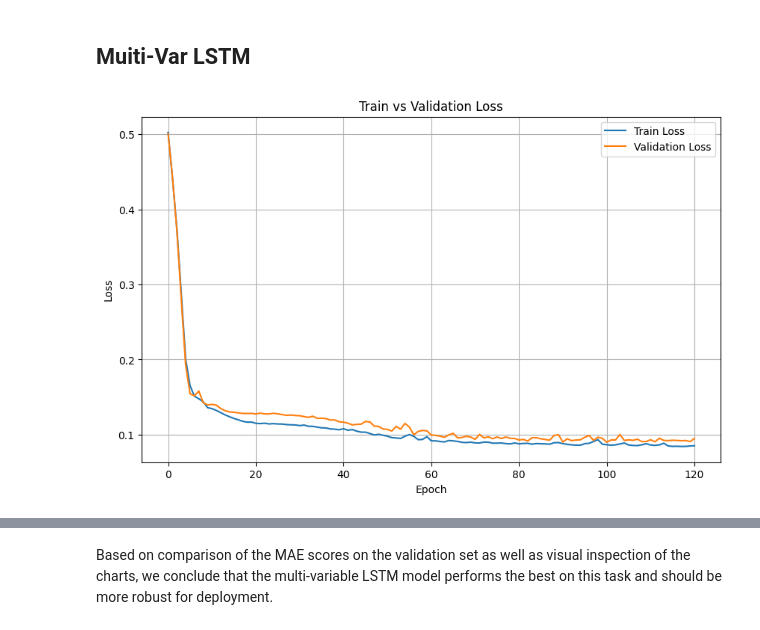
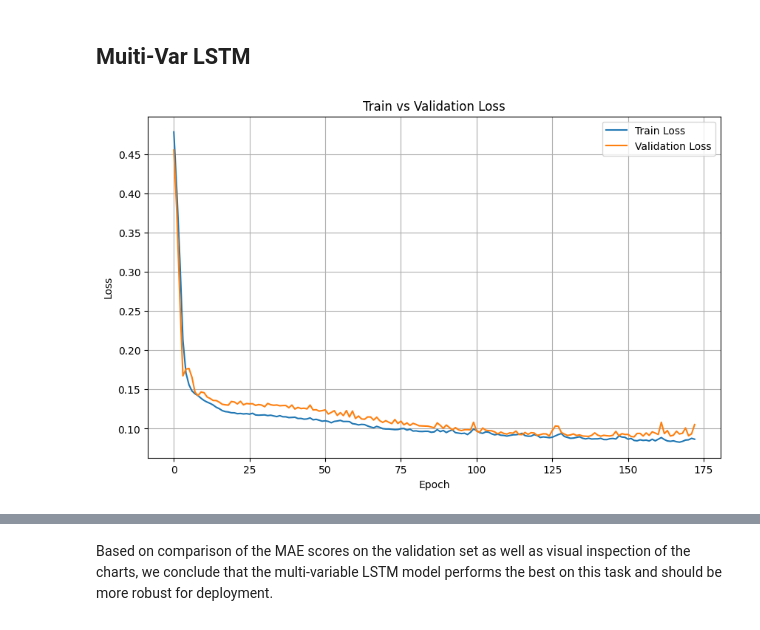
Before and after one commit to RainTreeCrow/DPS-AI-Challenge, a Jupyter notebook: AI_Model.ipynb, the cells around one changed output, grey strips where cells are left out. Cells and saved outputs as stored; diff of their text form; code cells hidden in the pictures.

```diff
--- a/AI_Model.ipynb
+++ b/AI_Model.ipynb
@@ -591,19 +595,24 @@ Validation MAE: 6.5235
 # %% [markdown]
 ## Muiti-Var LSTM
 # %%
-# Normalize the data
+# Split the raw data into train and validation sets
+train_size = int(len(wide_data) * 0.8)
+train_data = wide_data.iloc[:train_size]
+val_data = wide_data.iloc[train_size:]
+
+# Normalize using scaler fitted only on training data
 scaler = MinMaxScaler()
-scaled_data = scaler.fit_transform(wide_data)
+scaler.fit(train_data)
 
-look_back = 12  # Use past 12 months to predict the next
-X, y = create_lagged_data(scaled_data, look_back)
+# Transform training and validation data
+scaled_train_data = scaler.transform(train_data)
+scaled_val_data = scaler.transform(val_data)
 
-# Split into training and validation sets (80% train, 20% validation)
-train_size = int(len(X) * 0.8)
-X_train, X_val = X[:train_size], X[train_size:]
-y_train, y_val = y[:train_size], y[train_size:]
+# Create lagged data for training and validation
+X_train, y_train = create_lagged_data(scaled_train_data, look_back)
+X_val, y_val = create_lagged_data(scaled_val_data, look_back)
 
-# Reshape input to [samples, time steps, features]
+# Reshape input data to [samples, time steps, features]
 X_train = X_train.reshape((X_train.shape[0], X_train.shape[1], wide_data.shape[1]))
 X_val = X_val.reshape((X_val.shape[0], X_val.shape[1], wide_data.shape[1]))
 
@@ -612,34 +621,34 @@ model = Sequential()
 model.add(LSTM(50, activation='relu', input_shape=(look_back, wide_data.shape[1])))
 model.add(Dense(wide_data.shape[1]))  # Output layer for all categories
 model.compile(optimizer='adam', loss='mae')
 
 # Log file for training process
 log_file = 'log.txt'
 open(log_file, 'w').close()  # Clear the log file before starting
 log_callback = LogToFileCallback(log_file)
 
 # Train the model
 history = model.fit(
     X_train, y_train,
     epochs=200,
     batch_size=32,
     validation_data=(X_val, y_val),
     verbose=0,  # Suppress console output
     callbacks=[log_callback, early_stopping]
 )
 
 # Plot the Train and Validation Loss
 plt.figure(figsize=(10, 6))
 plt.plot(log_callback.train_losses, label='Train Loss')
 plt.plot(log_callback.val_losses, label='Validation Loss')
 plt.title('Train vs Validation Loss')
 plt.xlabel('Epoch')
 plt.ylabel('Loss')
 plt.legend()
 plt.grid(True)
 plt.show()
 # %% [output]
-[figure, old version]
+[figure, new version]
 # %%
 # Evaluate the model
 
```
Also changed, not shown: parts of 3 cells of this notebook.
